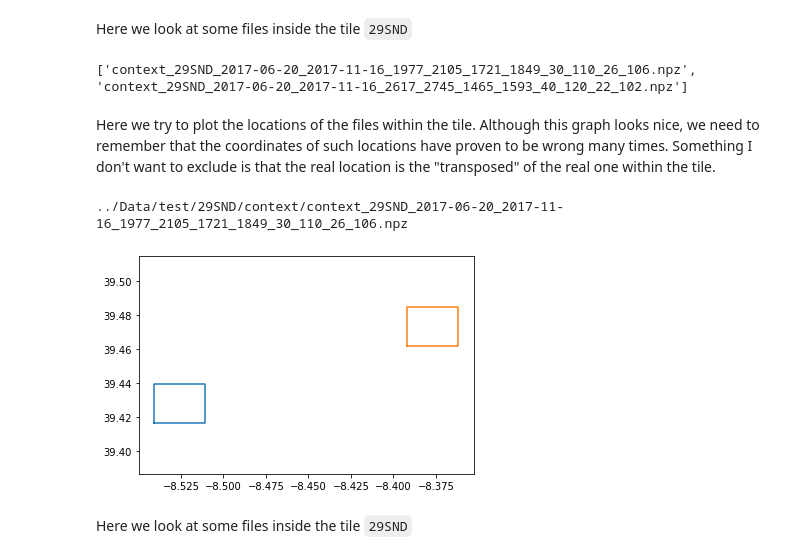
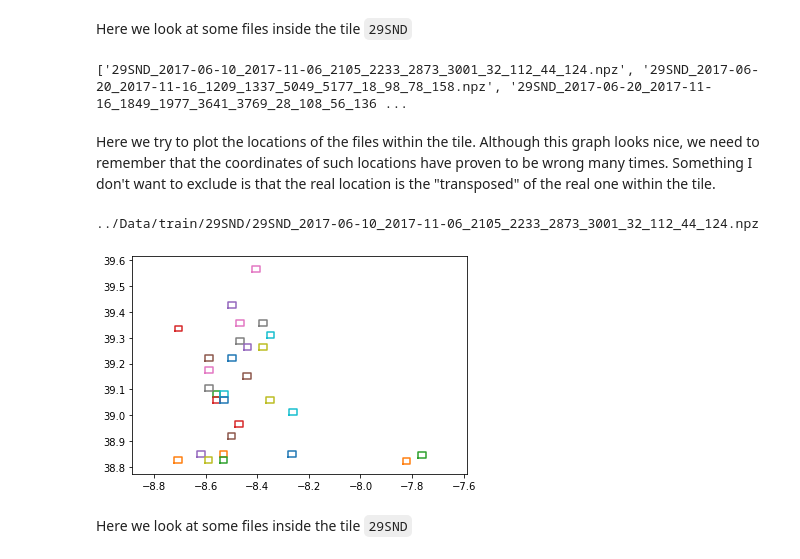
Before and after one commit to rudolfwilliam/satellite_image_forecasting, a Jupyter notebook: demos/data_observation_demo.ipynb, the cells around one changed output. Cells and saved outputs as stored; diff of their text form; code cells hidden in the pictures.

```diff
--- a/demos/data_observation_demo.ipynb
+++ b/demos/data_observation_demo.ipynb
@@ -39,25 +39,25 @@ import torch
 Here we look at some files inside the tile `29SND`
 # %%
 #plt.imshow(hrd[:,:,0,0])
-context = "../Data/test/29SND/context/"
+context = "../Data/train/29SND/"
 filenames = next(walk(context), (None, None, []))[2]
 # %%
 print(filenames)
 # %% [output]
-['context_29SND_2017-06-20_2017-11-16_1977_2105_1721_1849_30_110_26_106.npz', 'context_29SND_2017-06-20_2017-11-16_2617_2745_1465_1593_40_120_22_102.npz']
+['29SND_2017-06-10_2017-11-06_2105_2233_2873_3001_32_112_44_124.npz', '29SND_2017-06-20_2017-11-16_1209_1337_5049_5177_18_98_78_158.npz', '29SND_2017-06-20_2017-11-16_1849_1977_3641_3769_28_108_56_136 ...
 # %% [markdown]
 Here we try to plot the locations of the files within the tile. Although this graph looks nice, we need to remember that the coordinates of such locations have proven to be wrong many times. Something I don't want to exclude is that the real location is the "transposed" of the real one within the tile.
 # %%
 print(context+ filenames[0])
 for file in filenames:
-    cord = en.get_coords_from_cube(file[8:], return_meso=True)
+    cord = en.get_coords_from_cube(file, return_meso=True)
     plt.plot([cord[0],cord[0],cord[2],cord[2],cord[0]], [cord[1],cord[3],cord[3],cord[1], cord[1]])
     #plt.plot([cord[4],cord[4],cord[6],cord[6],cord[4]], [cord[5],cord[7],cord[7],cord[5], cord[5]])
 plt.axis('equal')
 plt.show()
 # %% [output]
-../Data/test/29SND/context/context_29SND_2017-06-20_2017-11-16_1977_2105_1721_1849_30_110_26_106.npz
+../Data/train/29SND/29SND_2017-06-10_2017-11-06_2105_2233_2873_3001_32_112_44_124.npz
-[figure, old version]
+[figure, new version]
 # %% [markdown]
 Here we look at some files inside the tile `29SND`
 # %%
```
Also changed, not shown: parts of 9 cells of this notebook, 3 other files.
